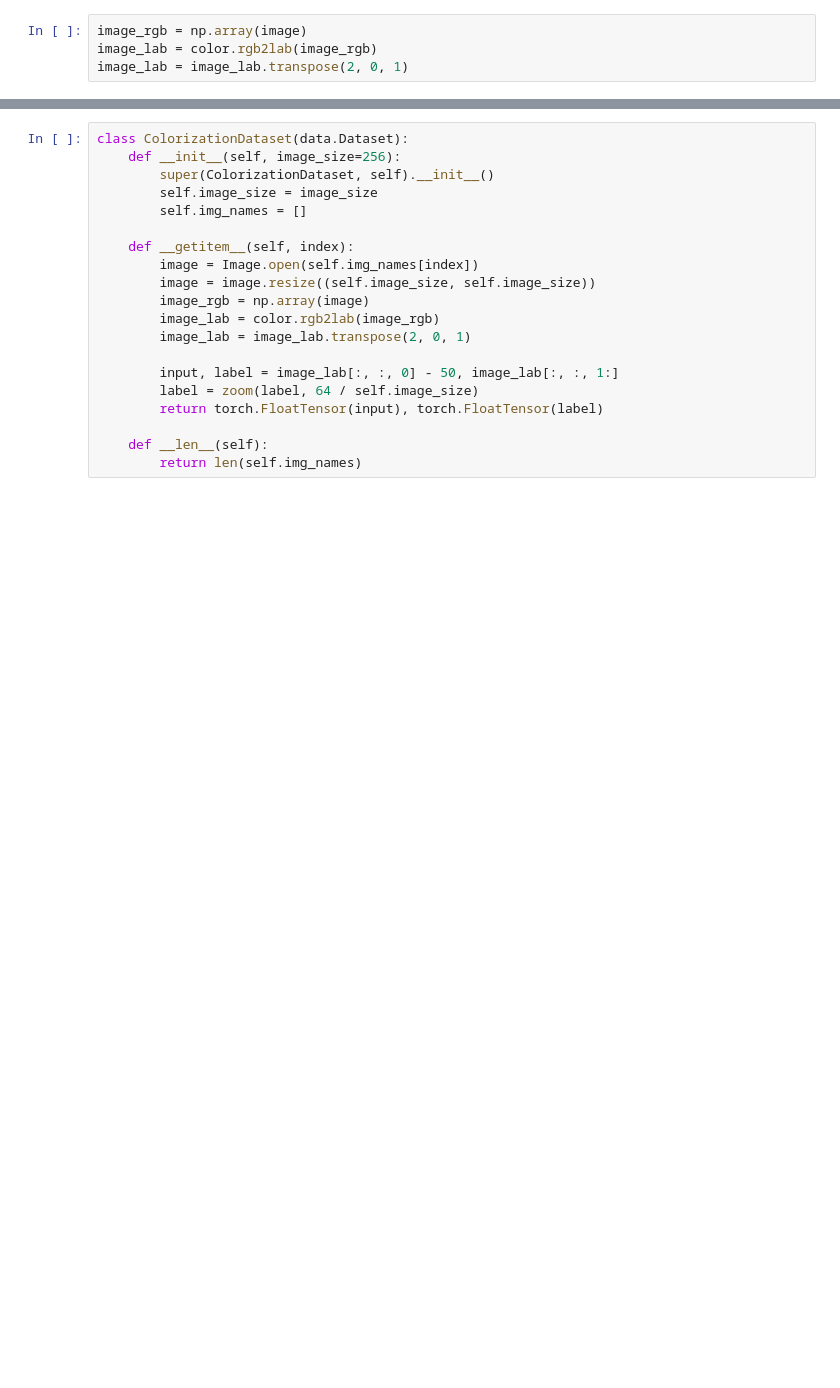
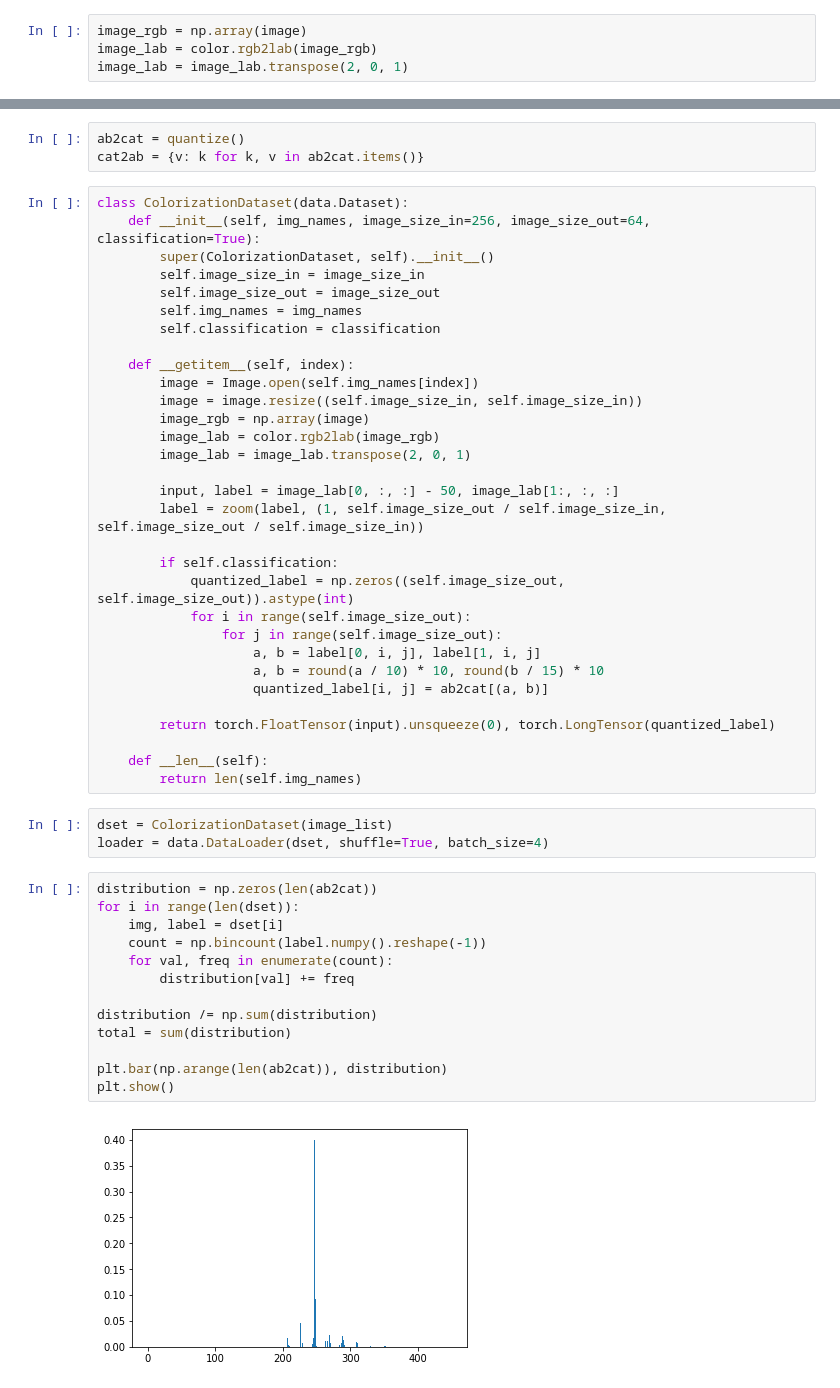
Before and after one commit to wilson1yan/ImageColorization, a Jupyter notebook: ImageColorization.ipynb, the cells around one changed output, grey strips where cells are left out. Drawn from its saved outputs; the diff is of its cells as text; blank space fills up the shorter version.

```diff
--- a/ImageColorization.ipynb
+++ b/ImageColorization.ipynb
@@ -46,20 +81,52 @@ plt.imshow(image_lab[2, :, :], cmap='gray')
+# %%
+ab2cat = quantize()
+cat2ab = {v: k for k, v in ab2cat.items()}
 # %%
 class ColorizationDataset(data.Dataset):
-    def __init__(self, image_size=256):
+    def __init__(self, img_names, image_size_in=256, image_size_out=64, classification=True):
         super(ColorizationDataset, self).__init__()
-        self.image_size = image_size
-        self.img_names = []
+        self.image_size_in = image_size_in
+        self.image_size_out = image_size_out
+        self.img_names = img_names
+        self.classification = classification
 
     def __getitem__(self, index):
         image = Image.open(self.img_names[index])
-        image = image.resize((self.image_size, self.image_size))
+        image = image.resize((self.image_size_in, self.image_size_in))
         image_rgb = np.array(image)
         image_lab = color.rgb2lab(image_rgb)
         image_lab = image_lab.transpose(2, 0, 1)
 
-        input, label = image_lab[:, :, 0] - 50, image_lab[:, :, 1:]
-        label = zoom(label, 64 / self.image_size)
-        return torch.FloatTensor(input), torch.FloatTensor(label)
+        input, label = image_lab[0, :, :] - 50, image_lab[1:, :, :]
+        label = zoom(label, (1, self.image_size_out / self.image_size_in, self.image_size_out / self.image_size_in))
+
+        if self.classification:
+            quantized_label = np.zeros((self.image_size_out, self.image_size_out)).astype(int)
+            for i in range(self.image_size_out):
+                for j in range(self.image_size_out):
+                    a, b = label[0, i, j], label[1, i, j]
+                    a, b = round(a / 10) * 10, round(b / 15) * 10
+                    quantized_label[i, j] = ab2cat[(a, b)]
+
+        return torch.FloatTensor(input).unsqueeze(0), torch.LongTensor(quantized_label)
 
     def __len__(self):
         return len(self.img_names)
+# %%
+dset = ColorizationDataset(image_list)
+loader = data.DataLoader(dset, shuffle=True, batch_size=4)
+# %%
+distribution = np.zeros(len(ab2cat))
+for i in range(len(dset)):
+    img, label = dset[i]
+    count = np.bincount(label.numpy().reshape(-1))
+    for val, freq in enumerate(count):
+        distribution[val] += freq
+
+distribution /= np.sum(distribution)
+total = sum(distribution)
+
+plt.bar(np.arange(len(ab2cat)), distribution)
+plt.show()
+# %% [output]
+[figure, added]
```
Also changed, not shown: parts of 24 cells of this notebook.
